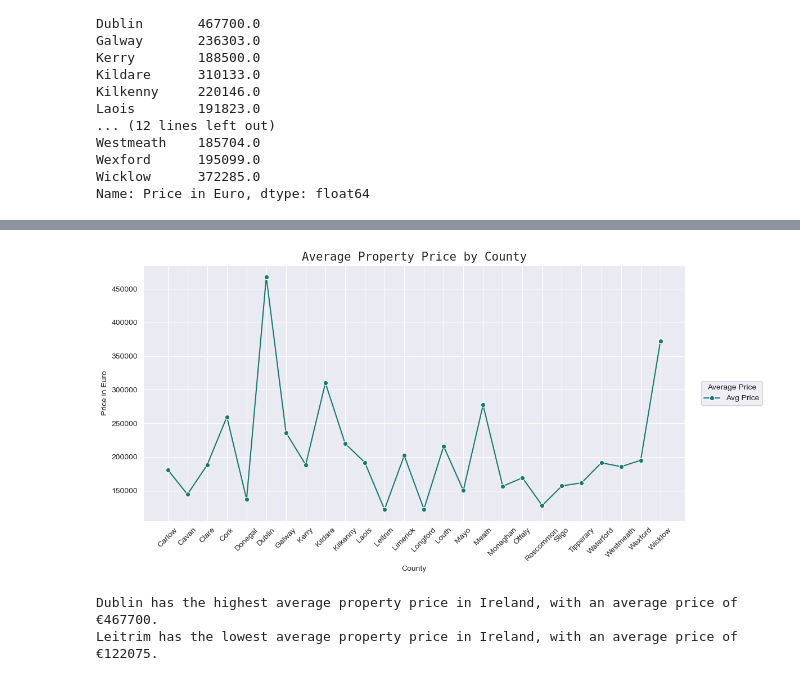
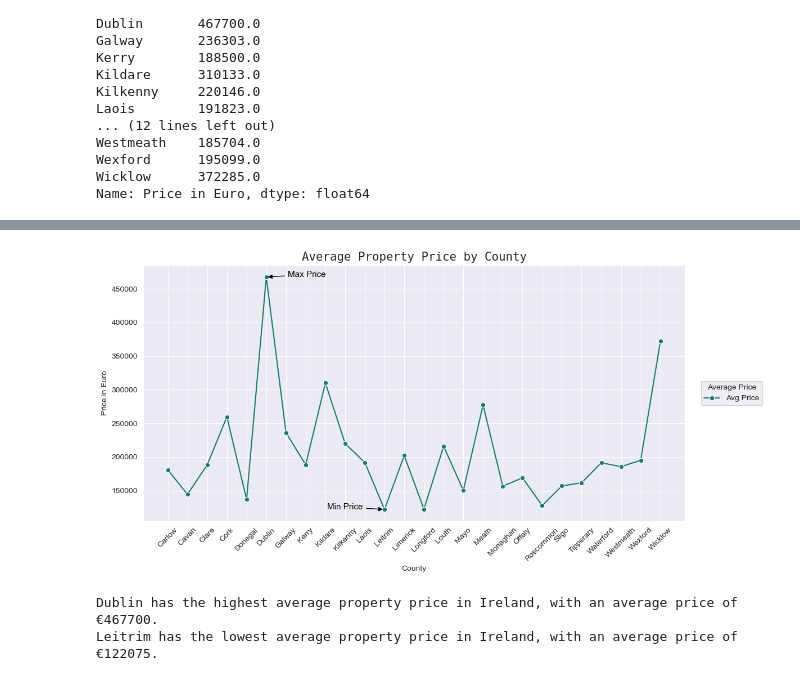
Before and after one commit to SBCURLEY/PFDA-Project, a Jupyter notebook: rppr.ipynb, the cells around one changed output, grey strips where cells are left out. Cells and saved outputs as stored; diff of their text form; code cells hidden in the pictures.

```diff
--- a/rppr.ipynb
+++ b/rppr.ipynb
@@ -348,16 +367,35 @@ Name: Price in Euro, dtype: float64
 # %%
 avg_price_by_county = df.groupby("County")["Price in Euro"].mean().sort_index().round()
 plt.figure(figsize=(12, 6))
 sns.set_style("darkgrid")
 sns.set_palette("BrBG_r")
-ax = sns.lineplot(data=avg_price_by_county, marker='o', label='Avg Price')
-plt.title('Average Property Price by County', family="monospace", fontsize=15)
+ax = sns.lineplot(data=avg_price_by_county, marker="o", label="Avg Price")
+plt.title("Average Property Price by County", family="monospace", fontsize=15)
 plt.legend(title="Average Price",loc="center right",bbox_to_anchor=(1, 0, 0.15, 1))
 plt.xticks(rotation=45)
+
+max_price = avg_price_by_county.max()                           # Find the max price
+max_county = avg_price_by_county.idxmax()                         # Find the county with the max price
+ax.annotate("Max Price",
+            (max_county, max_price),                                   # Point to annotate
+            xytext=(list(avg_price_by_county.index).index(max_county) + 1.1, max_price + 2.9),  # Slight right shift                    # Position for the text
+            arrowprops=dict(arrowstyle="-|>",color="black"),   # Arrow properties
+            fontsize=11,
+            color="black")
+
+min_price = avg_price_by_county.min()                           # Find the min price
+min_county = avg_price_by_county.idxmin()                       # Find the county with the min price
+ax.annotate("Min Price",
+            (min_county, min_price),
+            xytext=(list(avg_price_by_county.index).index(min_county) -2.9, min_price + 2.9),  # Slight right shift
+            arrowprops=dict(arrowstyle="-|>",color="black"),
+            fontsize=11,
+            color="black")
+
 plt.tight_layout()
 plt.show()
 # %% [output]
-[figure, old version]
+[figure, new version]
 # %%
 highest_avg_price_county = avg_price_by_county.idxmax()
 highest_avg_price = int(avg_price_by_county.max())
```
Also changed, not shown: parts of 24 cells of this notebook.
